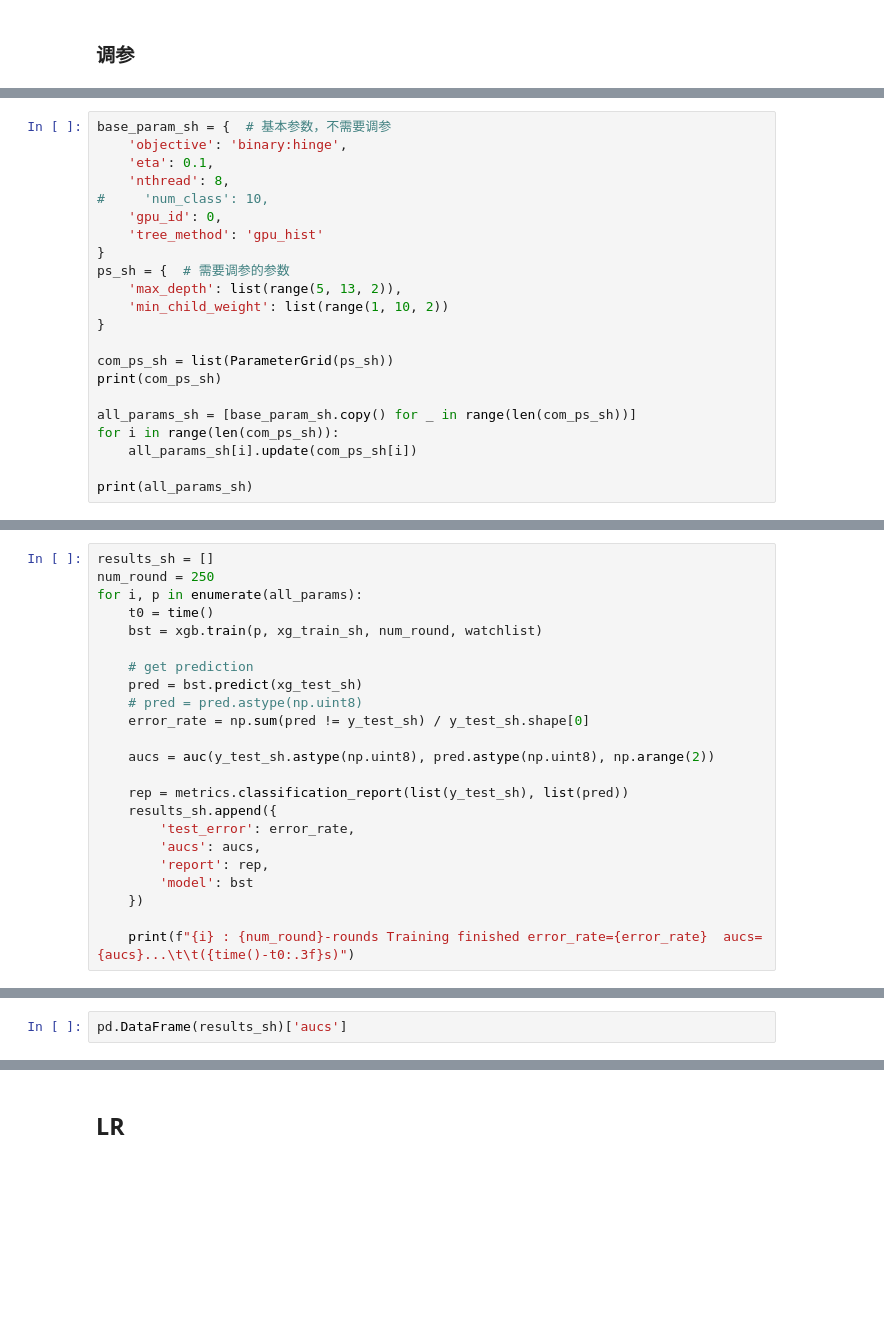
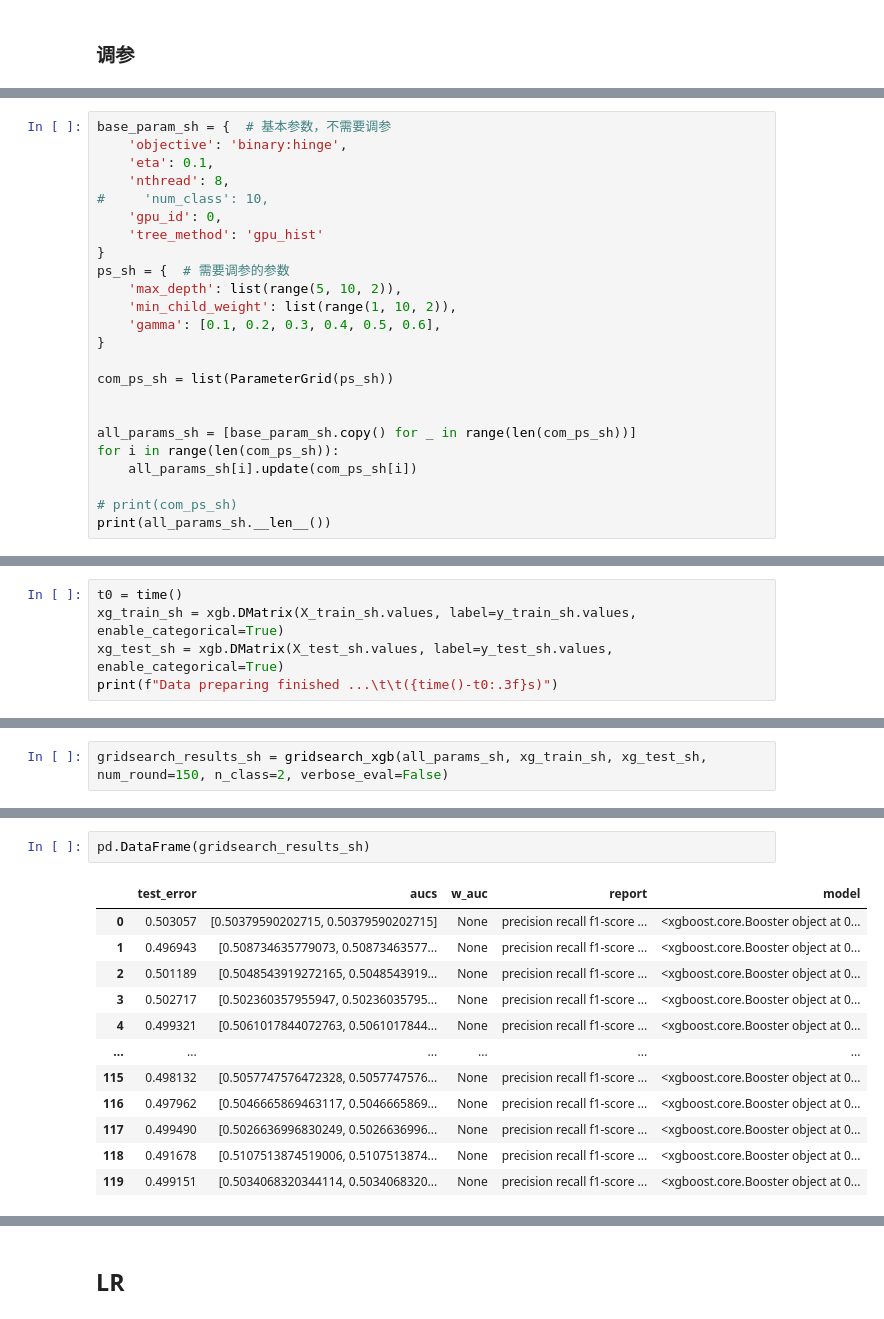
Before and after one commit to GZYZG/2021-digix-recommendation, a Jupyter notebook: Models/models.ipynb, the cells around one changed output, grey strips where cells are left out. Drawn from its saved outputs; the diff is of its cells as text; blank space fills up the shorter version.

```diff
--- a/Models/models.ipynb
+++ b/Models/models.ipynb
@@ -1104,16 +899,18 @@ base_param_sh = {  # 基本参数，不需要调参
     'tree_method': 'gpu_hist'
 }
 ps_sh = {  # 需要调参的参数
-    'max_depth': list(range(5, 13, 2)),
-    'min_child_weight': list(range(1, 10, 2))
+    'max_depth': list(range(5, 10, 2)),
+    'min_child_weight': list(range(1, 10, 2)),
+    'gamma': [0.1, 0.2, 0.3, 0.4, 0.5, 0.6],
 }
 
 com_ps_sh = list(ParameterGrid(ps_sh))
-print(com_ps_sh)
+
 
 all_params_sh = [base_param_sh.copy() for _ in range(len(com_ps_sh))]
 for i in range(len(com_ps_sh)):
     all_params_sh[i].update(com_ps_sh[i])
 
-print(all_params_sh)
+# print(com_ps_sh)
+print(all_params_sh.__len__())
 # %% [output]
@@ -1122,23 +918,5 @@ print(all_params_sh)
-# %%
-results_sh = []
-num_round = 250
-for i, p in enumerate(all_params):
-    t0 = time()
-    bst = xgb.train(p, xg_train_sh, num_round, watchlist)
-
-    # get prediction
-    pred = bst.predict(xg_test_sh)
-    # pred = pred.astype(np.uint8)
-    error_rate = np.sum(pred != y_test_sh) / y_test_sh.shape[0]
-
-    aucs = auc(y_test_sh.astype(np.uint8), pred.astype(np.uint8), np.arange(2))
-
-    rep = metrics.classification_report(list(y_test_sh), list(pred))
-    results_sh.append({
-        'test_error': error_rate,
-        'aucs': aucs,
-        'report': rep,
-        'model': bst
-    })
-
-    print(f"{i} : {num_round}-rounds Training finished error_rate={error_rate}  aucs={aucs}...\t\t({time()-t0:.3f}s)")
+# %%
+t0 = time()
+xg_train_sh = xgb.DMatrix(X_train_sh.values, label=y_train_sh.values, enable_categorical=True)
+xg_test_sh = xgb.DMatrix(X_test_sh.values, label=y_test_sh.values, enable_categorical=True)
+print(f"Data preparing finished ...\t\t({time()-t0:.3f}s)")
@@ -1144,0 +925,2 @@ for i, p in enumerate(all_params):
+# %%
+gridsearch_results_sh = gridsearch_xgb(all_params_sh, xg_train_sh, xg_test_sh, num_round=150, n_class=2, verbose_eval=False)
@@ -1164,3 +1035,15 @@ all_params_sh[opt_idx_sh]
 # %%
-pd.DataFrame(results_sh)['aucs']
+pd.DataFrame(gridsearch_results_sh)
 # %% [output]
+|  | test_error | aucs | w_auc | report | model |
+| 0 | 0.503057 | [0.50379590202715, 0.50379590202715] | None | precision recall f1-score ... | <xgboost.core.Booster object at 0... |
+| 1 | 0.496943 | [0.508734635779073, 0.50873463577... | None | precision recall f1-score ... | <xgboost.core.Booster object at 0... |
+| 2 | 0.501189 | [0.5048543919272165, 0.5048543919... | None | precision recall f1-score ... | <xgboost.core.Booster object at 0... |
+| 3 | 0.502717 | [0.502360357955947, 0.50236035795... | None | precision recall f1-score ... | <xgboost.core.Booster object at 0... |
+| 4 | 0.499321 | [0.5061017844072763, 0.5061017844... | None | precision recall f1-score ... | <xgboost.core.Booster object at 0... |
+| ... | ... | ... | ... | ... | ... |
+| 115 | 0.498132 | [0.5057747576472328, 0.5057747576... | None | precision recall f1-score ... | <xgboost.core.Booster object at 0... |
+| 116 | 0.497962 | [0.5046665869463117, 0.5046665869... | None | precision recall f1-score ... | <xgboost.core.Booster object at 0... |
+| 117 | 0.499490 | [0.5026636996830249, 0.5026636996... | None | precision recall f1-score ... | <xgboost.core.Booster object at 0... |
+| 118 | 0.491678 | [0.5107513874519006, 0.5107513874... | None | precision recall f1-score ... | <xgboost.core.Booster object at 0... |
+| 119 | 0.499151 | [0.5034068320344114, 0.5034068320... | None | precision recall f1-score ... | <xgboost.core.Booster object at 0... |
```
Also changed, not shown: parts of 46 cells of this notebook, 13 other files.
